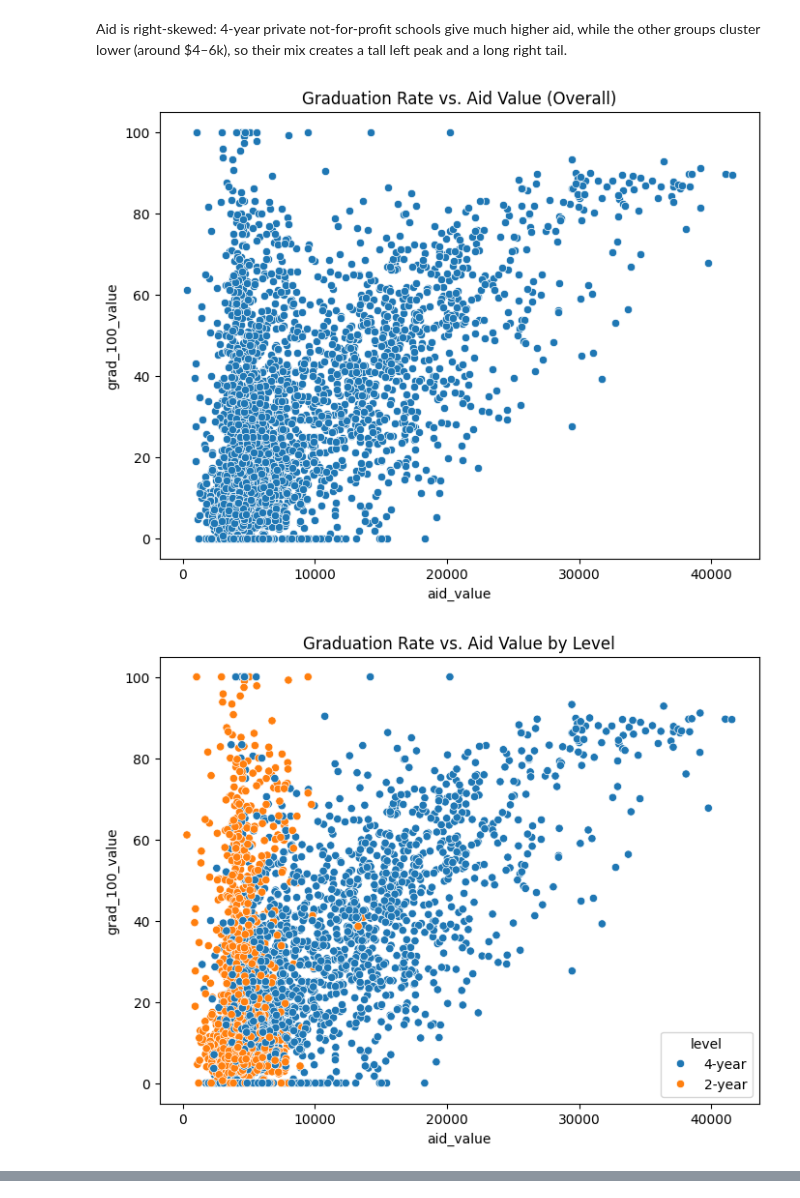
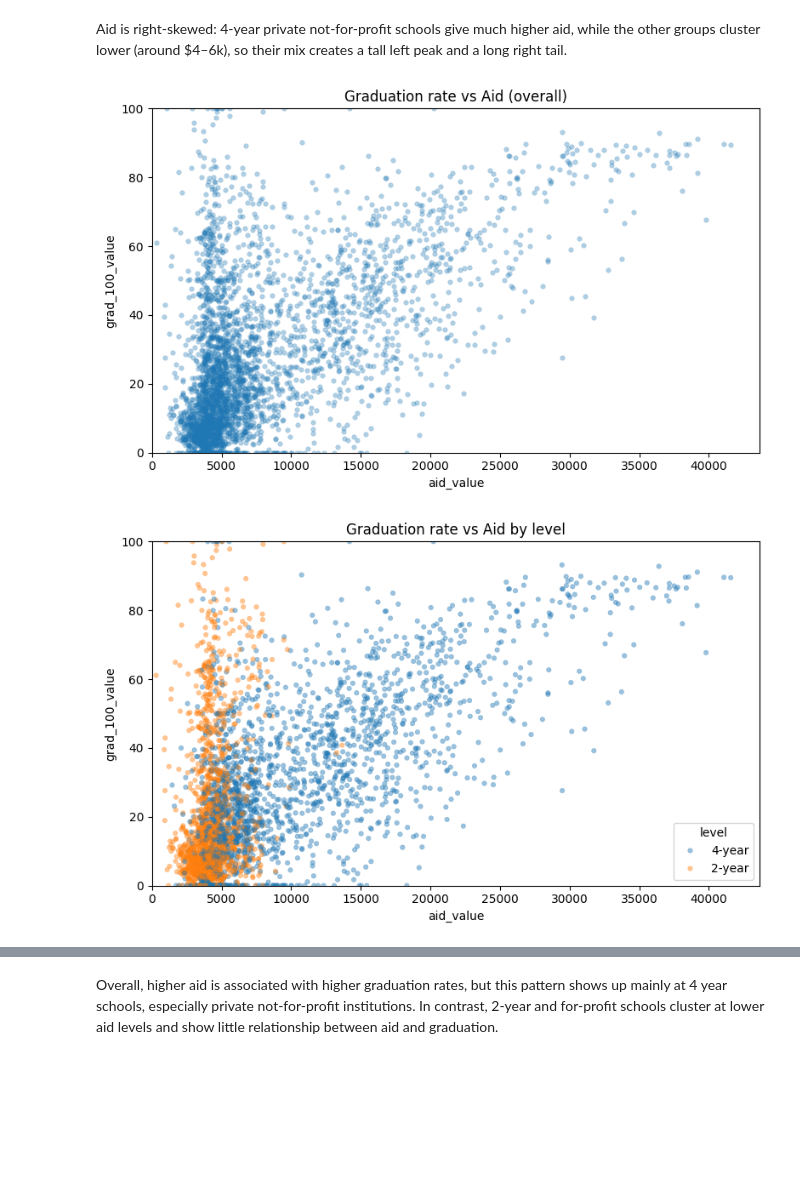
Before and after one commit to suhanee-singh/visualization_assignment, a Jupyter notebook: assignment.ipynb, the cells around one changed output, grey strips where cells are left out. Saved outputs shown, nothing was run; the diff lists cells and outputs as text; code cells hidden in the pictures; blank space fills up the shorter version.

```diff
--- a/assignment.ipynb
+++ b/assignment.ipynb
@@ -322,28 +323,33 @@ level  control
 # %% [markdown]
 Aid is right-skewed: 4-year private not-for-profit schools give much higher aid, while the other groups cluster lower (around $4–6k), so their mix creates a tall left peak and a long right tail.
 # %%
-
 #8
 import seaborn as sns
 import matplotlib.pyplot as plt
 
-# Scatterplot of graduation rate vs aid value (overall)
-plt.figure(figsize=(8, 6))
-sns.scatterplot(data=df, x='aid_value', y='grad_100_value')
-plt.title('Graduation Rate vs. Aid Value (Overall)')
-plt.show()
+x, y = 'aid_value', 'grad_100_value'
+scatter_df = df.dropna(subset=[x, y, 'level', 'control'])
 
-# Scatterplot grouped by level
-plt.figure(figsize=(8, 6))
-sns.scatterplot(data=df, x='aid_value', y='grad_100_value', hue='level')
-plt.title('Graduation Rate vs. Aid Value by Level')
-plt.show()
+# Overall
+plt.figure(figsize=(8,5))
+sns.scatterplot(data=scatter_df, x=x, y=y, s=16, alpha=0.35, edgecolor=None)
+plt.title('Graduation rate vs Aid (overall)')
+plt.xlabel(x); plt.ylabel(y); plt.xlim(left=0); plt.ylim(0, 100)
+plt.tight_layout(); plt.show()
 
-# Scatterplot grouped by control
-plt.figure(figsize=(8, 6))
-sns.scatterplot(data=df, x='aid_value', y='grad_100_value', hue='control')
-plt.title('Graduation Rate vs. Aid Value by Control')
-plt.show()
+# Grouped by level
+plt.figure(figsize=(8,5))
+sns.scatterplot(data=scatter_df, x=x, y=y, hue='level', s=16, alpha=0.45, edgecolor=None)
+plt.title('Graduation rate vs Aid by level')
+plt.xlabel(x); plt.ylabel(y); plt.xlim(left=0); plt.ylim(0, 100)
+plt.tight_layout(); plt.show()
+
+# Grouped by control
+plt.figure(figsize=(8,5))
+sns.scatterplot(data=scatter_df, x=x, y=y, hue='control', s=16, alpha=0.45, edgecolor=None)
+plt.title('Graduation rate vs Aid by control')
+plt.xlabel(x); plt.ylabel(y); plt.xlim(left=0); plt.ylim(0, 100)
+plt.tight_layout(); plt.show()
 # %% [output]
-[figure, old version]
+[figure, new version]
-[figure, old version]
+[figure, new version]
@@ -350,0 +357,2 @@ plt.show()
+# %% [markdown]
+Overall, higher aid is associated with higher graduation rates, but this pattern shows up mainly at 4 year schools, especially private not-for-profit institutions. In contrast, 2-year and for-profit schools cluster at lower aid levels and show little relationship between aid and graduation.
```
Also changed, not shown: parts of 2 cells of this notebook.
